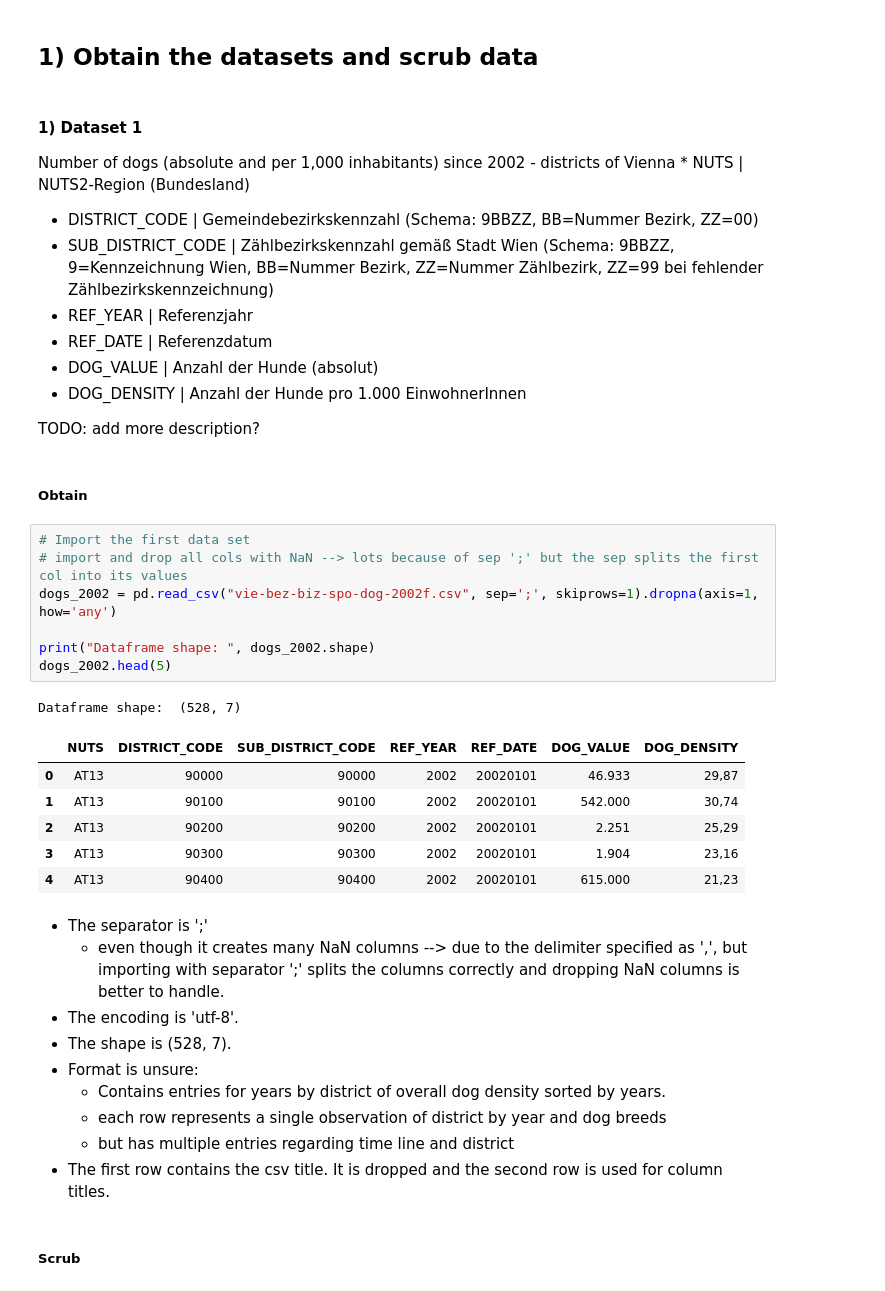
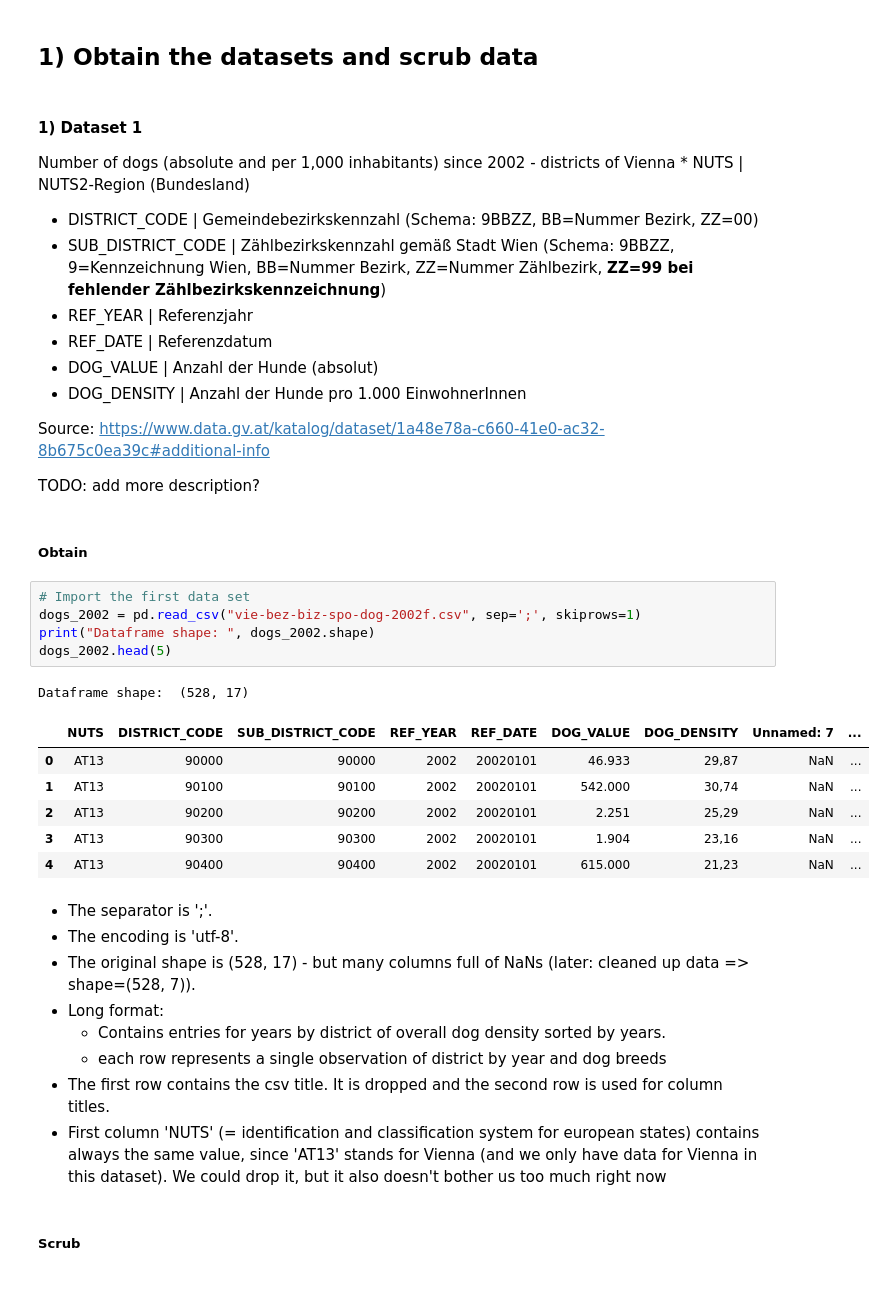
Before and after one commit to theresanother1/dee24-group-project, a Jupyter notebook: prj01.ipynb, the cells around one changed output. Cells and saved outputs as stored; diff of their text form.

Commit message:
update clean and scrub

```diff
--- a/prj01.ipynb
+++ b/prj01.ipynb
@@ -79,39 +78,38 @@ import geopandas as gpd
 Number of dogs (absolute and per 1,000 inhabitants) since 2002 - districts of Vienna
  	* NUTS | NUTS2-Region (Bundesland)
   * DISTRICT_CODE | Gemeindebezirkskennzahl (Schema: 9BBZZ, BB=Nummer Bezirk, ZZ=00)
-  * SUB_DISTRICT_CODE | Zählbezirkskennzahl gemäß Stadt Wien (Schema: 9BBZZ, 9=Kennzeichnung Wien, BB=Nummer Bezirk, ZZ=Nummer Zählbezirk, ZZ=99 bei fehlender Zählbezirkskennzeichnung)
+  * SUB_DISTRICT_CODE | Zählbezirkskennzahl gemäß Stadt Wien (Schema: 9BBZZ, 9=Kennzeichnung Wien, BB=Nummer Bezirk, ZZ=Nummer Zählbezirk, **ZZ=99 bei fehlender Zählbezirkskennzeichnung**)
   * REF_YEAR | Referenzjahr
   * REF_DATE | Referenzdatum
   * DOG_VALUE | Anzahl der Hunde (absolut)
   * DOG_DENSITY | Anzahl der Hunde pro 1.000 EinwohnerInnen
 
+Source: https://www.data.gv.at/katalog/dataset/1a48e78a-c660-41e0-ac32-8b675c0ea39c#additional-info
+
    TODO: add more description?
 # %% [markdown]
 ##### Obtain
-# %%
-# Import the first data set
-# import and drop all cols with NaN --> lots because of sep ';' but the sep splits the first col into its values
-dogs_2002 = pd.read_csv("vie-bez-biz-spo-dog-2002f.csv", sep=';', skiprows=1).dropna(axis=1, how='any')
-
-print("Dataframe shape: ", dogs_2002.shape)
-dogs_2002.head(5)
-# %% [output]
-Dataframe shape:  (528, 7)
-|  | NUTS | DISTRICT_CODE | SUB_DISTRICT_CODE | REF_YEAR | REF_DATE | DOG_VALUE | DOG_DENSITY |
-| 0 | AT13 | 90000 | 90000 | 2002 | 20020101 | 46.933 | 29,87 |
-| 1 | AT13 | 90100 | 90100 | 2002 | 20020101 | 542.000 | 30,74 |
-| 2 | AT13 | 90200 | 90200 | 2002 | 20020101 | 2.251 | 25,29 |
-| 3 | AT13 | 90300 | 90300 | 2002 | 20020101 | 1.904 | 23,16 |
-| 4 | AT13 | 90400 | 90400 | 2002 | 20020101 | 615.000 | 21,23 |
+# %%
+# Import the first data set
+dogs_2002 = pd.read_csv("vie-bez-biz-spo-dog-2002f.csv", sep=';', skiprows=1)
+print("Dataframe shape: ", dogs_2002.shape)
+dogs_2002.head(5)
+# %% [output]
+Dataframe shape:  (528, 17)
+|  | NUTS | DISTRICT_CODE | SUB_DISTRICT_CODE | REF_YEAR | REF_DATE | DOG_VALUE | DOG_DENSITY | Unnamed: 7 | ... |
+| 0 | AT13 | 90000 | 90000 | 2002 | 20020101 | 46.933 | 29,87 | NaN | ... |
+| 1 | AT13 | 90100 | 90100 | 2002 | 20020101 | 542.000 | 30,74 | NaN | ... |
+| 2 | AT13 | 90200 | 90200 | 2002 | 20020101 | 2.251 | 25,29 | NaN | ... |
+| 3 | AT13 | 90300 | 90300 | 2002 | 20020101 | 1.904 | 23,16 | NaN | ... |
+| 4 | AT13 | 90400 | 90400 | 2002 | 20020101 | 615.000 | 21,23 | NaN | ... |
 # %% [markdown]
-* The separator is ';'
-  * even though it creates many NaN columns --> due to the delimiter specified as ',', but importing with separator ';' splits the columns correctly and dropping NaN columns is better to handle.
+* The separator is ';'.
 * The encoding is 'utf-8'.
-* The shape is (528, 7).
-* Format is unsure:
+* The original shape is (528, 17) - but many columns full of NaNs (later: cleaned up data => shape=(528, 7)).
+* Long format:
   * Contains entries for years by district of overall dog density sorted by years.
   * each row represents a single observation of district by year and dog breeds
-  * but has multiple entries regarding time line and district
 * The first row contains the csv title. It is dropped and the second row is used for column titles.
+* First column 'NUTS' (= identification and classification system for european states) contains always the same value, since 'AT13' stands for Vienna (and we only have data for Vienna in this dataset). We could drop it, but it also doesn't bother us too much right now
 # %% [markdown]
 ##### Scrub
```
Also changed, not shown: parts of 53 cells of this notebook.
